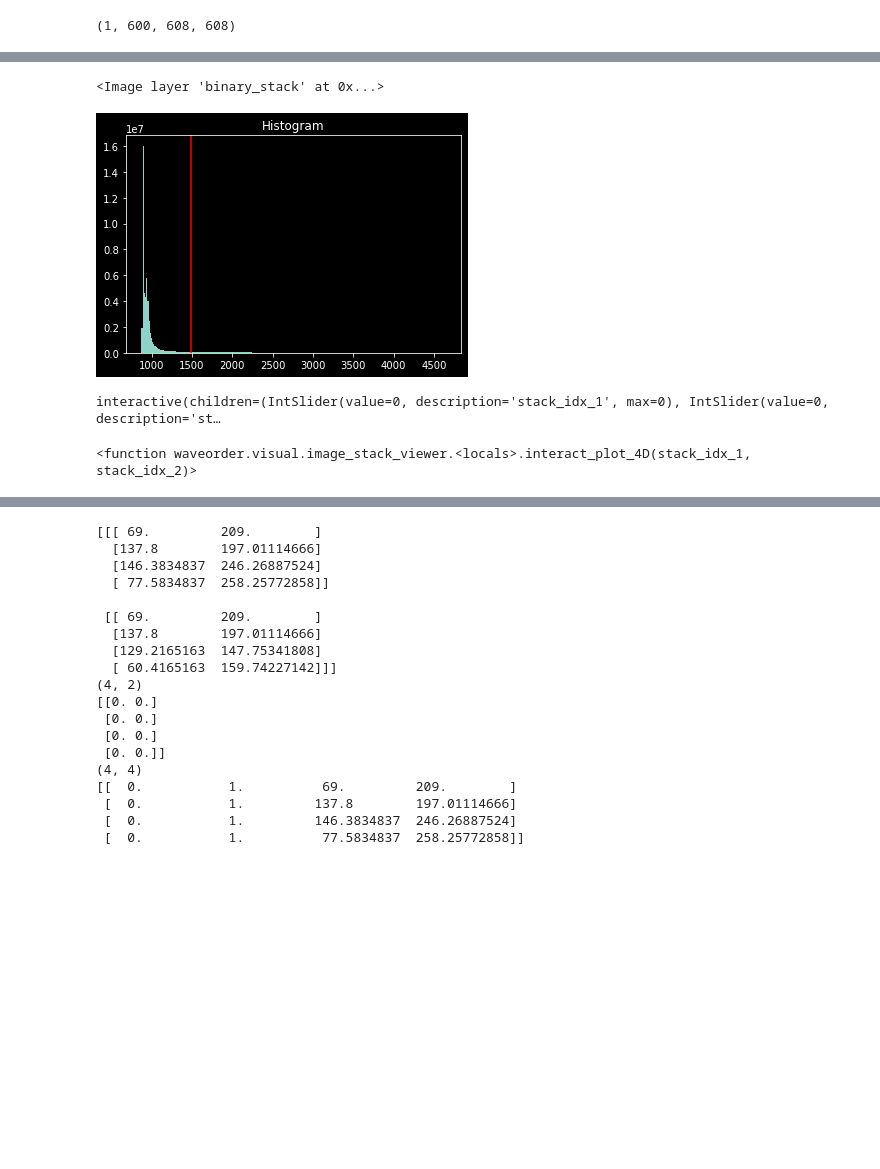
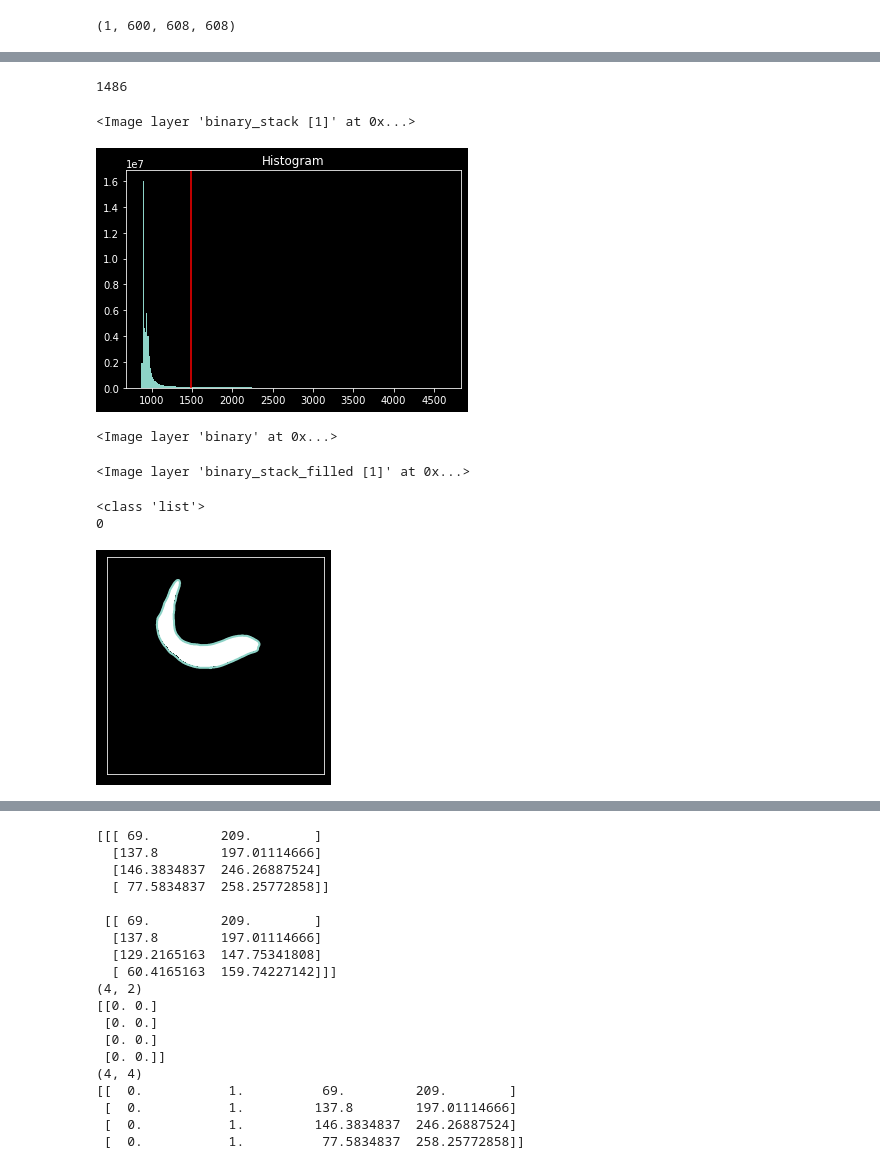
Before and after one commit to SaraLab-Group/m25-napari, a Jupyter notebook: notebooks/test_skeleton.ipynb, the cells around one changed output, grey strips where cells are left out. Cells and saved outputs as stored; diff of their text form; code cells hidden in the pictures; blank space fills up the shorter version.

```diff
--- a/notebooks/test_skeleton.ipynb
+++ b/notebooks/test_skeleton.ipynb
@@ -114,18 +120,48 @@ viewer.add_image(crop_stack_gauss)
 from skimage.filters import threshold_otsu, threshold_yen
 
 thresh_otsu = threshold_otsu(crop_stack_gauss)
-binary_stack = crop_stack_gauss > thresh_otsu
-
+#Ended up tunning the threshold to a higher value
+binary_stack = crop_stack_gauss > 1600
+print(thresh_otsu)
 plt.hist(crop_stack_gauss.ravel(), bins=256)
 plt.title('Histogram')
 plt.axvline(thresh_otsu, color='r')
 viewer.add_image(binary_stack)
 # %% [output]
-<Image layer 'binary_stack' at 0x...>
+1486
+<Image layer 'binary_stack [1]' at 0x...>
 [figure]
-# %%
-binary_stack_filled = ndi.binary_fill_holes(binary_stack)
-wo.image_stack_viewer(binary_stack_filled)
-# %% [output]
-interactive(children=(IntSlider(value=0, description='stack_idx_1', max=0), IntSlider(value=0, description='st…
-<function waveorder.visual.image_stack_viewer.<locals>.interact_plot_4D(stack_idx_1, stack_idx_2)>
+# %%
+binary = viewer.layers['Result of threshold_otsu'].data
+binary.shape
+viewer.add_image(binary)
+# %% [output]
+<Image layer 'binary' at 0x...>
+# %%
+# binary_stack2 =ndi.binary_opening(binary_stack,5)
+binary_stack_filled = ndi.binary_fill_holes(binary)
+# wo.image_stack_viewer(binary_stack_filled)
+viewer.add_image(binary_stack_filled)
+# %% [output]
+<Image layer 'binary_stack_filled [1]' at 0x...>
+# %%
+from skimage.measure import find_contours
+i=14
+contours=find_contours(binary_stack_filled[0,i],0.3)
+print(type(contours))
+# Display the image and plot all contours found
+fig, ax = plt.subplots()
+ax.imshow(contours_stack[i], interpolation='nearest', cmap=plt.cm.gray)
+
+for n, contour in enumerate(contours):
+    print(n)
+    ax.plot(contour[:, 1], contour[:, 0], linewidth=2)
+
+ax.axis('image')
+ax.set_xticks([])
+ax.set_yticks([])
+plt.show()
+# %% [output]
+<class 'list'>
+0
+[figure, added]
```
Also changed, not shown: parts of 29 cells of this notebook.
